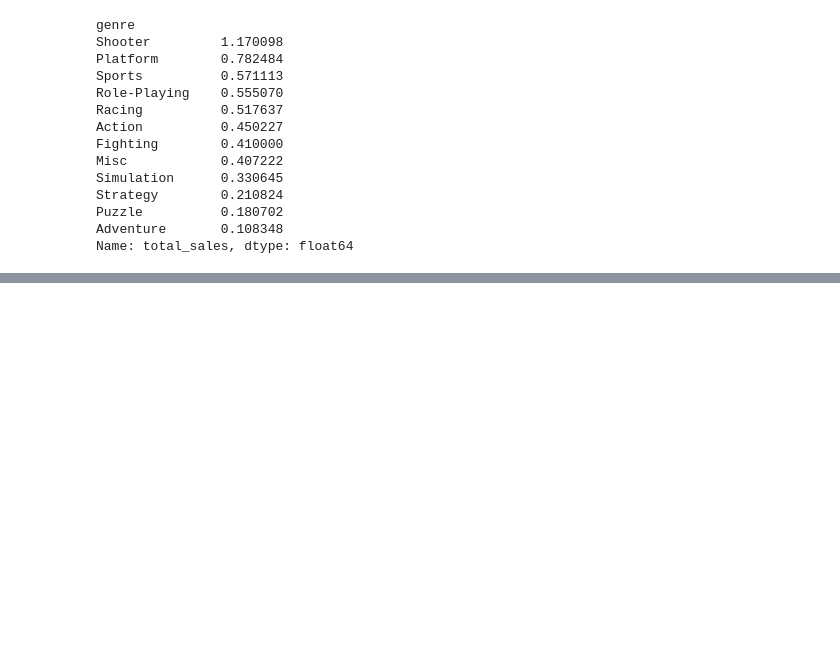
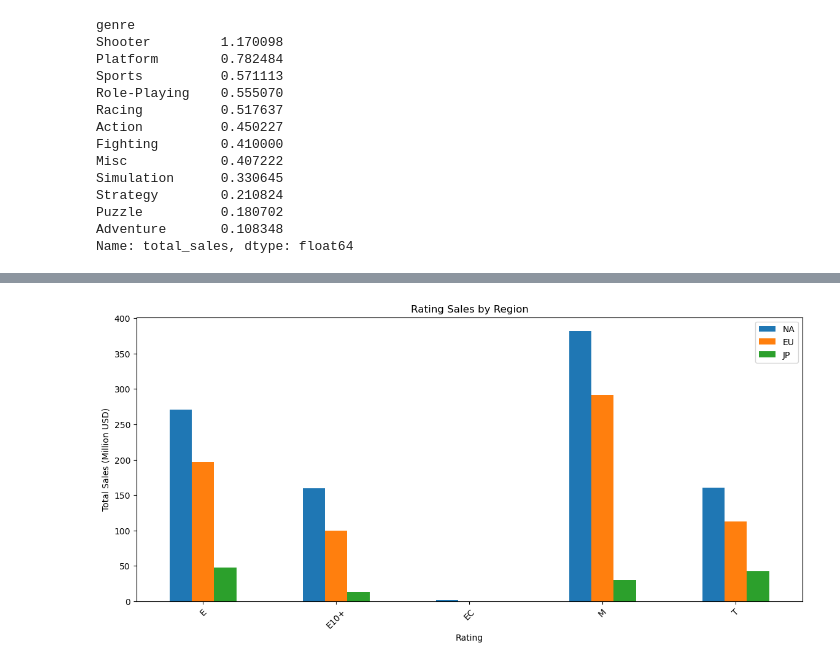
Before and after one commit to augusto-hjs/ice-game-sales-analysis, a Jupyter notebook: notebooks/notebook.ipynb, the cells around one changed output, grey strips where cells are left out. Saved outputs shown, nothing was run; the diff lists cells and outputs as text; code cells hidden in the pictures; blank space fills up the shorter version.

```diff
--- a/notebooks/notebook.ipynb
+++ b/notebooks/notebook.ipynb
@@ -584,0 +701,37 @@ Name: total_sales, dtype: float64
+# %%
+na_rating = (
+    recent_games.groupby('rating')['na_sales']
+    .sum()
+    .sort_values(ascending=False)
+)
+
+eu_rating = (
+    recent_games.groupby('rating')['eu_sales']
+    .sum()
+    .sort_values(ascending=False)
+)
+
+jp_rating = (
+    recent_games.groupby('rating')['jp_sales']
+    .sum()
+    .sort_values(ascending=False)
+)
+
+regional_ratings = pd.DataFrame({
+    'NA': na_rating,
+    'EU': eu_rating,
+    'JP': jp_rating
+}).fillna(0)
+
+regional_ratings.plot(
+    kind='bar',
+    figsize=(14,6)
+)
+
+plt.title('Rating Sales by Region')
+plt.ylabel('Total Sales (Million USD)')
+plt.xlabel('Rating')
+plt.xticks(rotation=45)
+plt.show()
+# %% [output]
+[figure, added]
```
Also changed, not shown: parts of 6 cells of this notebook.
